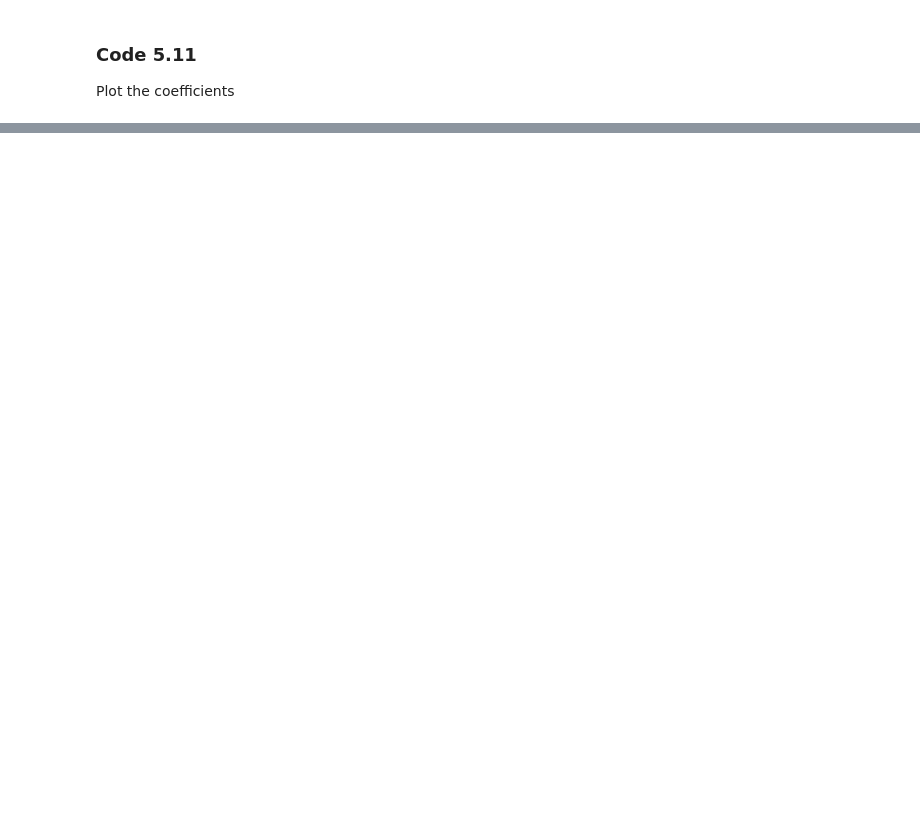
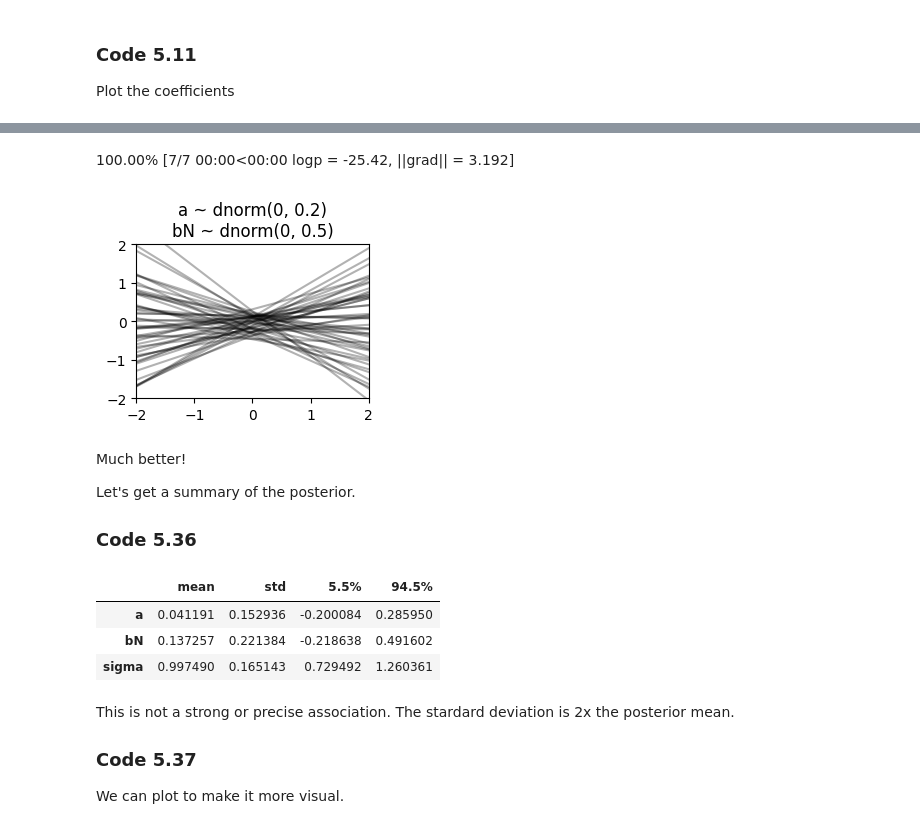
Before and after one commit to Gustavo-SF/Statistical-Rethinking-2Ed, a Jupyter notebook: chapters/5/samples.ipynb, the cells around one changed output, grey strips where cells are left out. Drawn from its saved outputs; the diff is of its cells as text; code cells hidden in the pictures; blank space fills up the shorter version.

```diff
--- a/chapters/5/samples.ipynb
+++ b/chapters/5/samples.ipynb
@@ -206,0 +627,53 @@ plt.axvline(0, color='black', alpha=0.5);
+# %%
+with pm.Model() as m5_5:
+    sigma = pm.Exponential('sigma', 1)
+    bN = pm.Normal('bN', 0, 0.5)
+    a = pm.Normal('a', 0, 0.2)
+    mu = pm.Deterministic('mu', a + bN * dcc['N'].values)
+    K = pm.Normal('K', mu, sigma, observed=dcc['K'].values)
+
+# Extract the variable names
+vars_ = [a, bN, sigma]
+var_names = [v.name for v in vars_]
+
+mean_q = pm.find_MAP(model=m5_5)
+H = pm.find_hessian(mean_q, vars_, model=m5_5)
+cov = np.linalg.inv(H)
+mean = np.concatenate([np.atleast_1d(mean_q[var_]) for var_ in var_names])
+posterior = stats.multivariate_normal(mean=mean, cov=cov)
+
+post55_data = pd.DataFrame(posterior.rvs(10_000), columns=var_names)
+# %% [output]
+100.00% [7/7 00:00<00:00 logp = -25.42, ||grad|| = 3.192]
+# %%
+prior = pm.sample_prior_predictive(model=m5_5, return_inferencedata=False, samples=50)
+x_seq = np.array([[-2, 2]]).T
+mu = prior['a'] + prior['bN'] * x_seq
+
+plt.figure(figsize=(3, 2))
+plt.xlim(x_seq)
+plt.ylim(x_seq)
+plt.title('a ~ dnorm(0, 0.2)\nbN ~ dnorm(0, 0.5)')
+for i in range(50):
+    plt.plot(x_seq, mu[:, i], color='black', alpha=0.3);
+# %% [output]
+[figure, added]
+# %% [markdown]
+Much better!
+
+Let's get a summary of the posterior.
+
+### Code 5.36
+# %%
+precis(posterior, var_names)
+# %% [output]
+|  | mean | std | 5.5% | 94.5% |
+| a | 0.041191 | 0.152936 | -0.200084 | 0.285950 |
+| bN | 0.137257 | 0.221384 | -0.218638 | 0.491602 |
+| sigma | 0.997490 | 0.165143 | 0.729492 | 1.260361 |
+# %% [markdown]
+This is not a strong or precise association. The stardard deviation is 2x the posterior mean.
+
+### Code 5.37
+
+We can plot to make it more visual.
```
Also changed, not shown: parts of 82 cells of this notebook, 3 other files.
